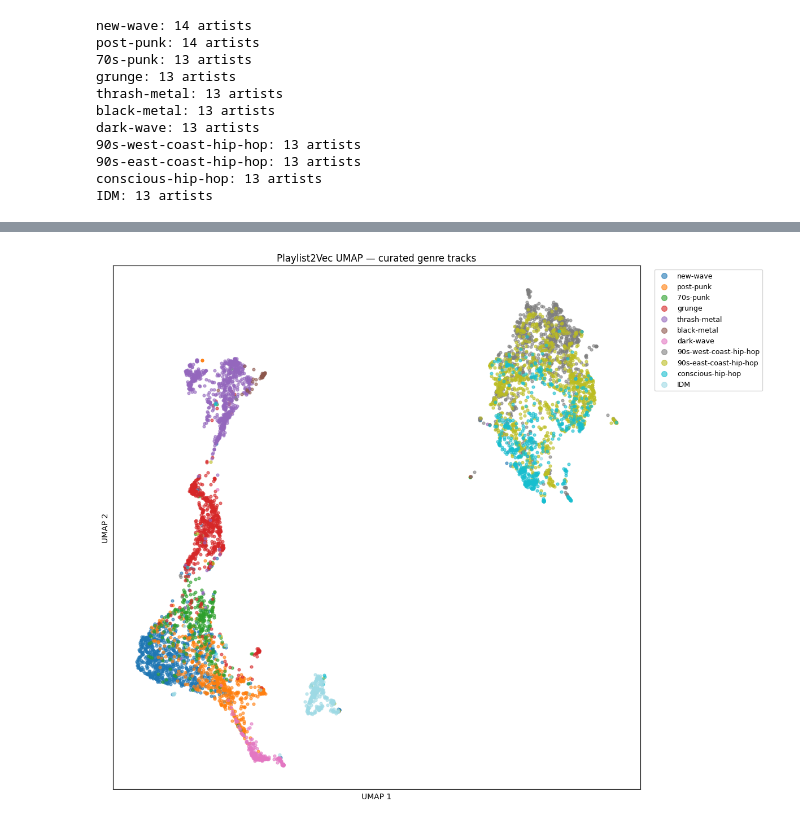
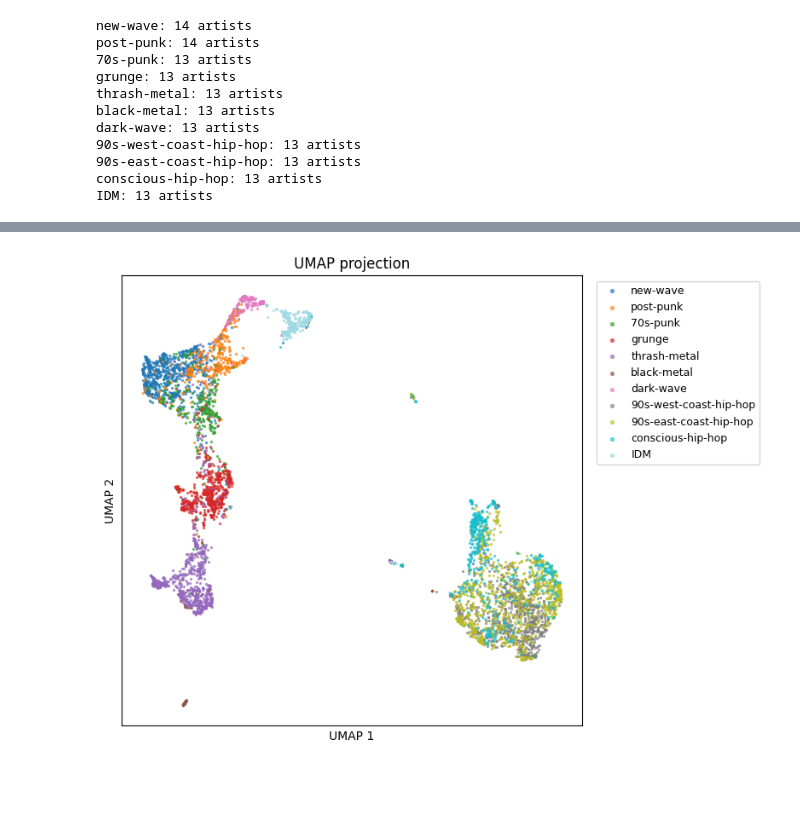
Before and after one commit to peppedilillo/toposonico, a Jupyter notebook: notebooks/11_training_w2v.ipynb, the cells around one changed output, grey strips where cells are left out. Saved outputs shown, nothing was run; the diff lists cells and outputs as text; code cells hidden in the pictures; blank space fills up the shorter version.

```diff
--- a/notebooks/11_training_w2v.ipynb
+++ b/notebooks/11_training_w2v.ipynb
@@ -41,7 +41,7 @@ def fetch_topn_playlist_tracks(conn, n):
     """
     return pd.read_sql(query, conn, params=[n])
 
-N = 16384
+N = 65536
 _playlist_tracks = fetch_topn_playlist_tracks(conn, N)
 _playlist_tracks
 # %% [output]
@@ -262,0 +202,20 @@ class SkipGramDataset(IterableDataset):
+# %%
+def generate_pairs(playlist: list[int], W: int) -> tuple[torch.Tensor, torch.Tensor]:
+    t = torch.tensor(playlist, dtype=torch.long)
+    W = min(2 * W, len(playlist) - 1)
+    offsets = [k for k in range(-W // 2, W // 2 + 1) if k]
+    centers = t.repeat(len(offsets))
+    contexts = torch.cat([torch.roll(t, -k) for k in offsets])
+    return centers, contexts
+
+
+def pairs(playlist, W):
+    c, x = generate_pairs(playlist, W)
+    return list(zip(c.tolist(), x.tolist()))
+
+
+assert pairs([1,2,3], 1) == [(1,3),(2,1),(3,2),(1,2),(2,3),(3,1)]
+assert pairs([1,2,3,4], 1) == [(1,4),(2,1),(3,2),(4,3),(1,2),(2,3),(3,4),(4,1)]
+assert pairs([1,2,3,4,5], 2) == [(1,4),(2,5),(3,1),(4,2),(5,3),(1,5),(2,1),(3,2),(4,3),(5,4),(1,2),(2,3),(3,4),(4,5),(5,1),(1,3),(2,4),(3,5),(4,1),(5,2)]
+assert pairs([1,2], 5) == [(1, 2), (2, 1)]
+assert pairs([1,2,3,4], 100) == pairs([1,2,3,4], 2)
@@ -340,14 +377,14 @@ valid_dataset = SkipGramDataset(
     weights=weights,
     sbuffer_size=len(flatten(valid_df)),
 )
-train = DataLoader(train_dataset, batch_size=512, num_workers=20, pin_memory=True, persistent_workers=True)
-valid = DataLoader(valid_dataset, batch_size=512, num_workers=20, pin_memory=True, persistent_workers=True)
+train = DataLoader(train_dataset, batch_size=32, num_workers=20, collate_fn=collate_fn, pin_memory=True, persistent_workers=True)
+valid = DataLoader(valid_dataset, batch_size=32, num_workers=20, collate_fn=collate_fn, pin_memory=True, persistent_workers=True)
 # %%
 import time
 from torch.optim import SparseAdam
 
 EMBED_DIM = 128
-NEPOCHS = 10
+NEPOCHS = 20
 LR = 1e-3
 device = torch.device("cuda")
 
@@ -646,21 +696,23 @@ UMAP done — 6423 points
 # %%
-fig, ax = plt.subplots(figsize=(12, 10))
+import matplotlib
+
+fig, ax = plt.subplots(figsize=(8, 6))
 
 genres = genre_df["genre"].unique()
-cmap = plt.cm.get_cmap("tab20", len(genres))
+cmap = plt.colormaps["tab20"].resampled(len(genres))
 
 for i, genre in enumerate(genres):
     subset = genre_df[genre_df["genre"] == genre]
     ax.scatter(
         subset["umap_x"], subset["umap_y"],
-        c=[cmap(i)], label=genre, s=12, alpha=0.6,
+        c=[cmap(i)], label=genre, s=2, alpha=0.6,
     )
 
 ax.legend(bbox_to_anchor=(1.02, 1), loc="upper left", fontsize=9, markerscale=2)
-ax.set_title("Playlist2Vec UMAP — curated genre tracks")
+ax.set_title("UMAP projection")
 ax.set_xlabel("UMAP 1"); ax.set_ylabel("UMAP 2")
 ax.set_xticks([]); ax.set_yticks([])
 plt.tight_layout()
 plt.show()
 # %% [output]
-[figure, old version]
+[figure, new version]
```
Also changed, not shown: parts of 15 cells of this notebook.
